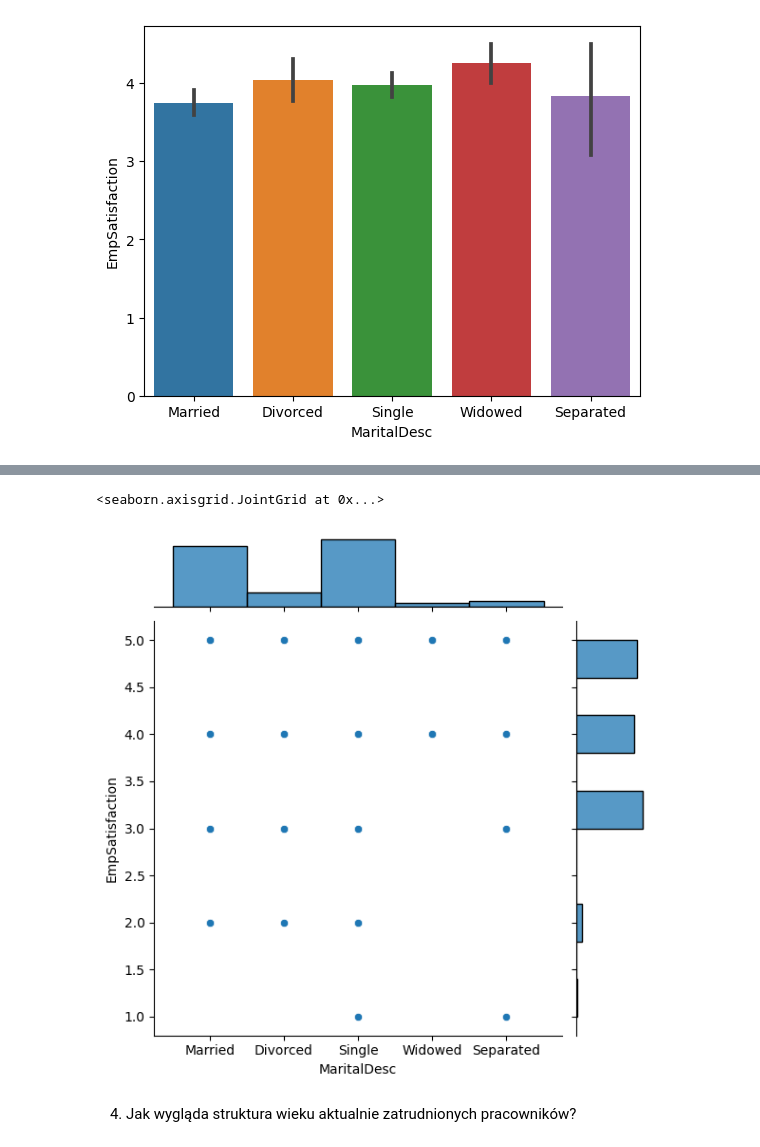
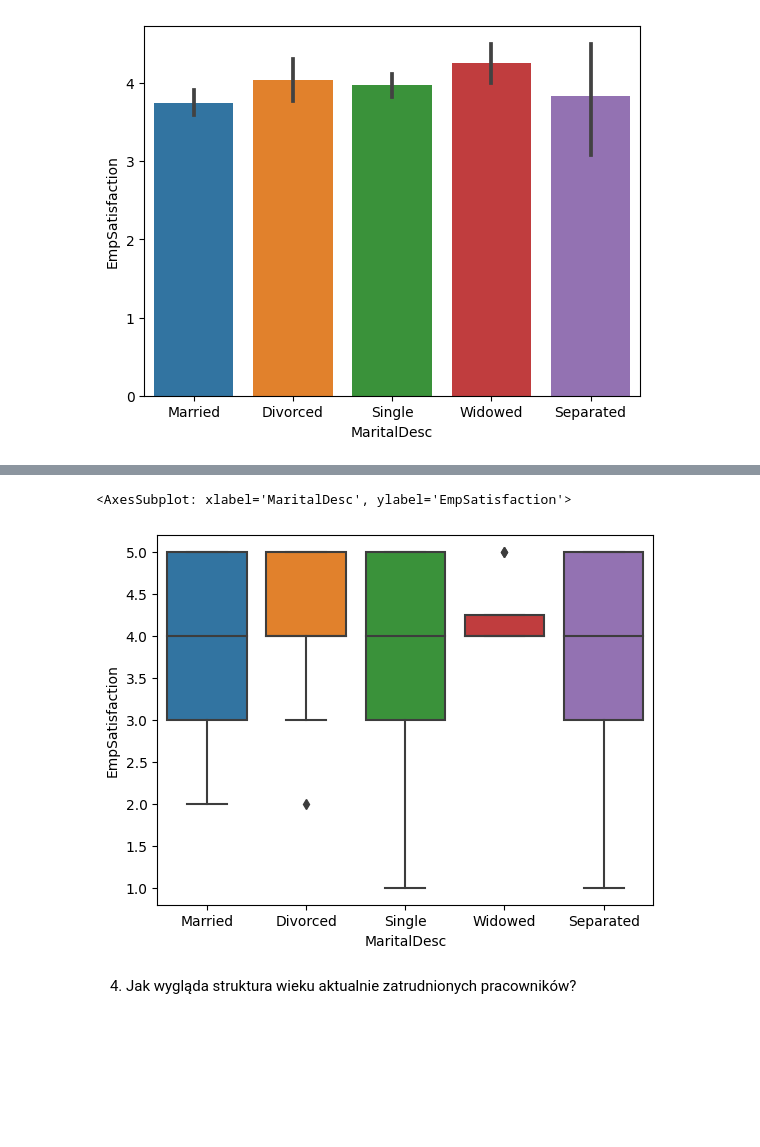
Before and after one commit to kulkaHD/repozytorium-Hani, a Jupyter notebook: zadanie_9.2.ipynb, the cells around one changed output, grey strips where cells are left out. Drawn from its saved outputs; the diff is of its cells as text; code cells hidden in the pictures; blank space fills up the shorter version.

```diff
--- a/zadanie_9.2.ipynb
+++ b/zadanie_9.2.ipynb
@@ -88,8 +85,8 @@ sns.barplot(x='MaritalDesc',y='EmpSatisfaction',data=df)
 # %%
-sns.jointplot(x='MaritalDesc',y='EmpSatisfaction',data=df)
+sns.boxplot(x='MaritalDesc',y='EmpSatisfaction',data=df)
 # %% [output]
-<seaborn.axisgrid.JointGrid at 0x...>
+<AxesSubplot: xlabel='MaritalDesc', ylabel='EmpSatisfaction'>
-[figure, old version]
+[figure, new version]
 # %% [markdown]
 4. Jak wygląda struktura wieku aktualnie zatrudnionych pracowników?
 # %%
```
Also changed, not shown: parts of 10 cells of this notebook.
